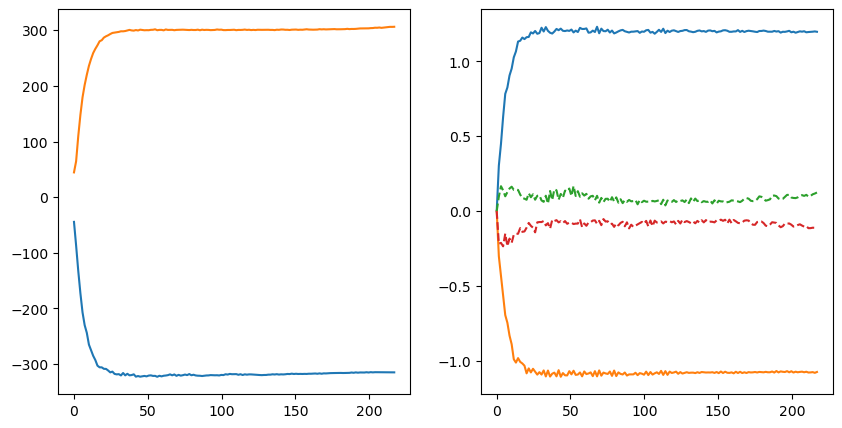
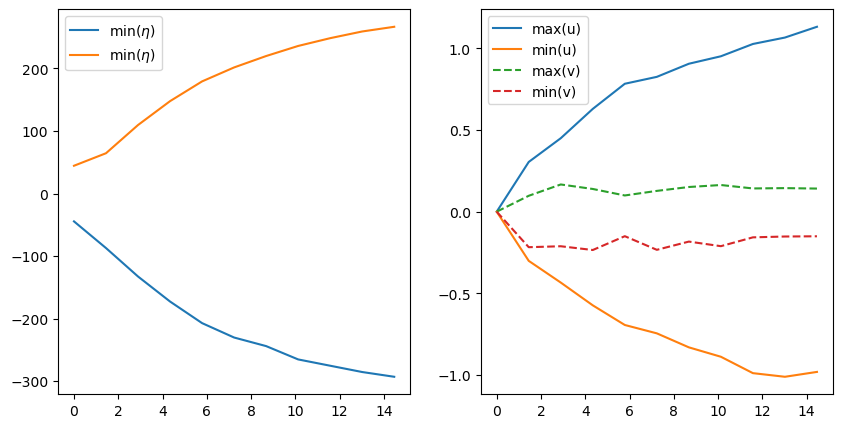
The change to this notebook cell's code, shown as a diff; its figure went from the first image to the second:
--- before
+++ after
@@ -1,7 +1,9 @@
 fig,ax = plt.subplots(1,2,figsize=(10,5))
-ax[0].plot( time/86400, eta.min(axis=(1,2)) )
-ax[0].plot( time/86400, eta.max(axis=(1,2)) )
-ax[1].plot( time/86400, u.max(axis=(1,2)) )
-ax[1].plot( time/86400, u.min(axis=(1,2)) )
-ax[1].plot( time/86400, v.max(axis=(1,2)), '--' )
-ax[1].plot( time/86400, v.min(axis=(1,2)), '--' )
+ax[0].plot( time/86400, eta.min(axis=(1,2)), label=r'min($\eta$)' )
+ax[0].plot( time/86400, eta.max(axis=(1,2)), label=r'min($\eta$)' )
+ax[0].legend();
+ax[1].plot( time/86400, u.max(axis=(1,2)), label='max(u)' )
+ax[1].plot( time/86400, u.min(axis=(1,2)), label='min(u)' )
+ax[1].plot( time/86400, v.max(axis=(1,2)), '--', label='max(v)' )
+ax[1].plot( time/86400, v.min(axis=(1,2)), '--', label='min(v)' )
+ax[1].legend();

Commit: Use _diu/_djv operators for continuity divergence for consistency